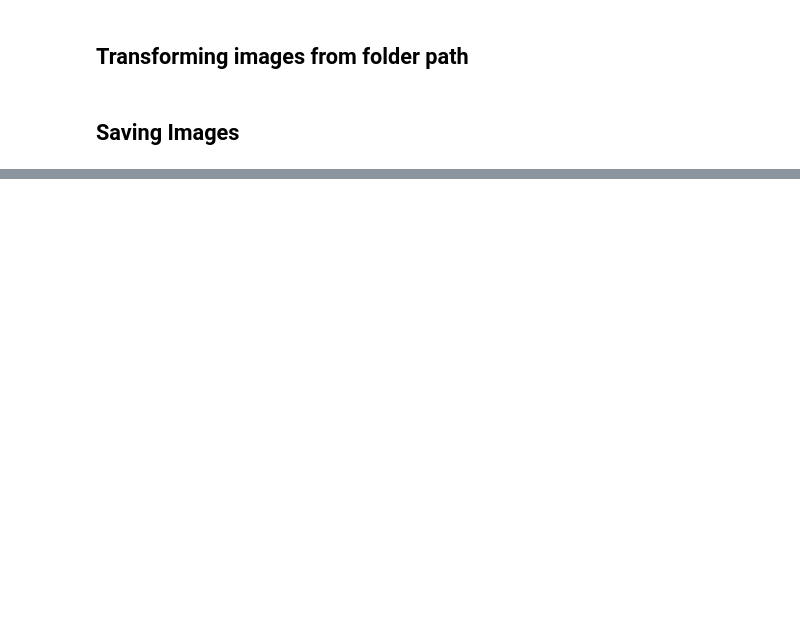
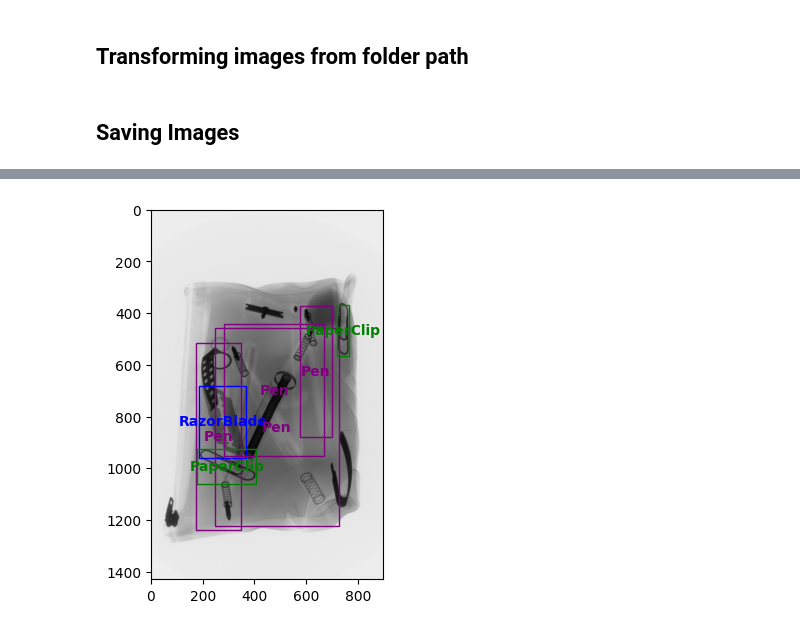
Before and after one commit to nguyen-nhat-mai/object_detection, a Jupyter notebook: Image_Augmentation_cropping.ipynb, the cells around one changed output, grey strips where cells are left out. Cells and saved outputs as stored; diff of their text form; code cells hidden in the pictures; blank space fills up the shorter version.

```diff
--- a/Image_Augmentation_cropping.ipynb
+++ b/Image_Augmentation_cropping.ipynb
@@ -195,0 +221,11 @@ generate_cropped_image(image_folder_path, annotation_folder_path, save_img_pth,
+# %%
+# example usage
+txt_file_path = "/content/gdrive/MyDrive/M2/CRP/CRP - Shared Folder/CRP__Dataset_Repartition/train/labels/B0002_0005.txt"
+img_path = "/content/gdrive/MyDrive/M2/CRP/CRP - Shared Folder/CRP__Dataset_Repartition/train/images/B0002_0005.png"
+# %%
+# read YOLO format bbox coordinates from text file
+with open(txt_file_path, "r") as f:
+    yolo_coords = [list(map(float, line.strip().split())) for line in f.readlines()]
+# %%
+# read image to get its dimensions
+img = cv2.imread(img_path)
@@ -195,0 +238,4 @@ generate_cropped_image(image_folder_path, annotation_folder_path, save_img_pth,
+# %%
+plot_img_box_orginial(img, yolo_coords)
+# %% [output]
+[figure, added]
```
Also changed, not shown: parts of 57 cells of this notebook.
